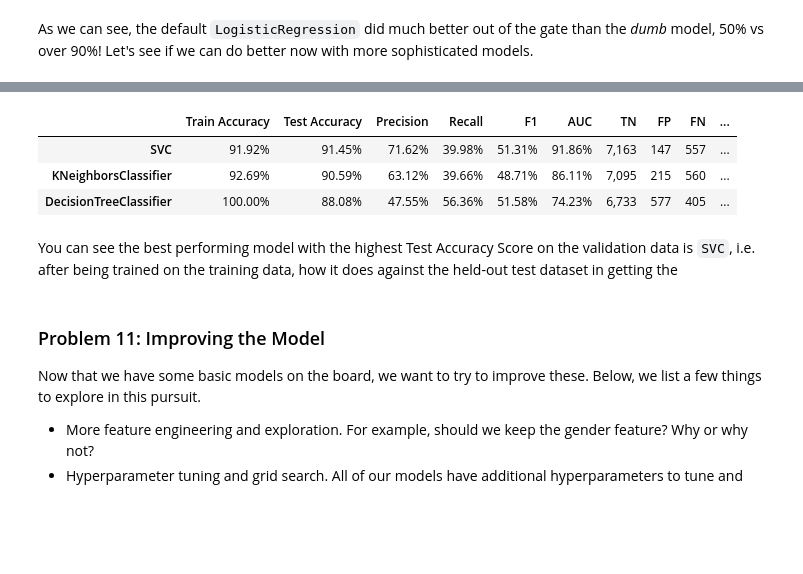
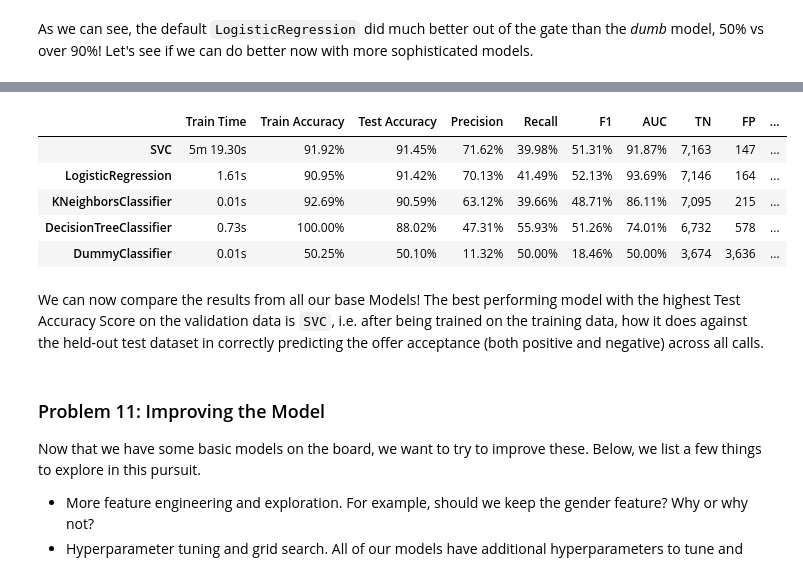
Before and after one commit to fazeelgm/UCB_ML_AI_PracticalApp_III, a Jupyter notebook: ClassifiersComparison-MarketingCampaigns.ipynb, the cells around one changed output, grey strips where cells are left out. Cells and saved outputs as stored; diff of their text form; code cells hidden in the pictures; blank space fills up the shorter version.

Commit message:
Checkpoint: Cleaned up code with function for metric rows - ready to optimize

```diff
--- a/ClassifiersComparison-MarketingCampaigns.ipynb
+++ b/ClassifiersComparison-MarketingCampaigns.ipynb
@@ -388,0 +334,7 @@ DummyClassifier Prediction Accuracy: 49.16%
+# %%
+# let's start saving the results for reporting out
+results = {}
+
+# Reports won't print all the columns
+report_cols = ['Train Time', 'Train Accuracy', 'Test Accuracy',
+               'Precision', 'Recall', 'F1', 'AUC', 'TN', 'FP', 'FN', 'TP']
@@ -388,0 +392,9 @@ DummyClassifier Prediction Accuracy: 49.16%
+# %%
+name = 'DummyClassifier'
+model = DummyClassifier(strategy='uniform')
+
+# Get metrics row for the report - will fit() and predict() to generate metrics
+results[name] = build_results_row(name, model, X_train_scaled, X_test_scaled, y_train, y_test)
+results_df = pd.DataFrame(results).T
+
+results_df.loc[name:][report_cols]
@@ -420,0 +503,9 @@ logging.debug(f'Done: LogisticRegression: {time_secs_to_msg(time.time()-start_ti
+# %%
+name = 'LogisticRegression'
+model = LogisticRegression()
+
+# Get metrics row for the report - will fit() and predict() to generate metrics
+results[name] = build_results_row(name, model, X_train_scaled, X_test_scaled, y_train, y_test)
+results_df = pd.DataFrame(results).T
+
+results_df.loc[name:][report_cols]
@@ -522,0 +591,14 @@ SVC: Done - 4m 28.67s
+# %%
+# Define the default models
+models = {
+    'KNeighborsClassifier': KNeighborsClassifier(),
+    'DecisionTreeClassifier': DecisionTreeClassifier(),
+    'SVC': SVC(probability=True)
+}
+
+for name, model in models.items():
+    # Get metrics row for the report - will fit() and predict() to generate metrics
+    results[name] = build_results_row(name, model, X_train_scaled, X_test_scaled, y_train, y_test)
+
+    results_df = pd.DataFrame(results).T
+    results_df.loc[name:][report_cols]
@@ -526,5 +624,5 @@ def_results_df = pd.DataFrame(results).T.sort_values(by='Test Accuracy', ascendi
 if not Config.SUPPRESS_OUTPUT_FILES:
     dfi.export(def_results_df, 'images/table_models_defaults.png')
 
-def_results_df
+def_results_df[report_cols]
 # %% [output]
@@ -536,9 +639,11 @@ def_results_df
-|  | Train Accuracy | Test Accuracy | Precision | Recall | F1 | AUC | TN | FP | FN | ... |
-| SVC | 91.92% | 91.45% | 71.62% | 39.98% | 51.31% | 91.86% | 7,163 | 147 | 557 | ... |
-| KNeighborsClassifier | 92.69% | 90.59% | 63.12% | 39.66% | 48.71% | 86.11% | 7,095 | 215 | 560 | ... |
-| DecisionTreeClassifier | 100.00% | 88.08% | 47.55% | 56.36% | 51.58% | 74.23% | 6,733 | 577 | 405 | ... |
+|  | Train Time | Train Accuracy | Test Accuracy | Precision | Recall | F1 | AUC | TN | FP | ... |
+| SVC | 5m 19.30s | 91.92% | 91.45% | 71.62% | 39.98% | 51.31% | 91.87% | 7,163 | 147 | ... |
+| LogisticRegression | 1.61s | 90.95% | 91.42% | 70.13% | 41.49% | 52.13% | 93.69% | 7,146 | 164 | ... |
+| KNeighborsClassifier | 0.01s | 92.69% | 90.59% | 63.12% | 39.66% | 48.71% | 86.11% | 7,095 | 215 | ... |
+| DecisionTreeClassifier | 0.73s | 100.00% | 88.02% | 47.31% | 55.93% | 51.26% | 74.01% | 6,732 | 578 | ... |
+| DummyClassifier | 0.01s | 50.25% | 50.10% | 11.32% | 50.00% | 18.46% | 50.00% | 3,674 | 3,636 | ... |
 # %% [markdown]
-You can see the best performing model with the highest Test Accuracy Score on the validation data is `SVC`, i.e. after being trained on the training data, how it does against the held-out test dataset in getting the
+We can now compare the results from all our base Models! The best performing model with the highest Test Accuracy Score on the validation data is `SVC`, i.e. after being trained on the training data, how it does against the held-out test dataset in correctly predicting the offer acceptance (both positive and negative) across all calls.
 # %% [markdown]
 ### Problem 11: Improving the Model
 
```
Also changed, not shown: parts of 20 cells of this notebook, 1 other file.
